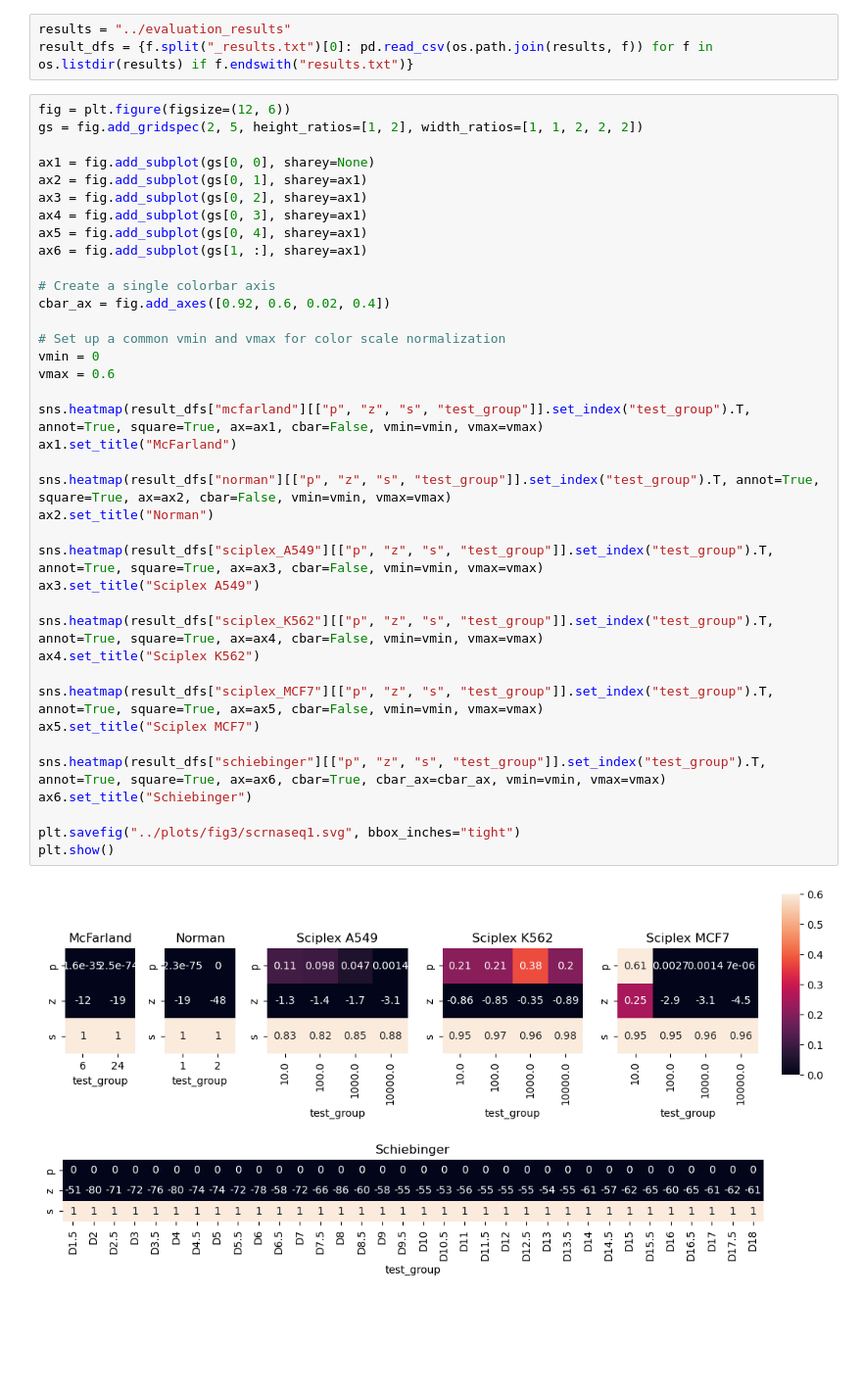
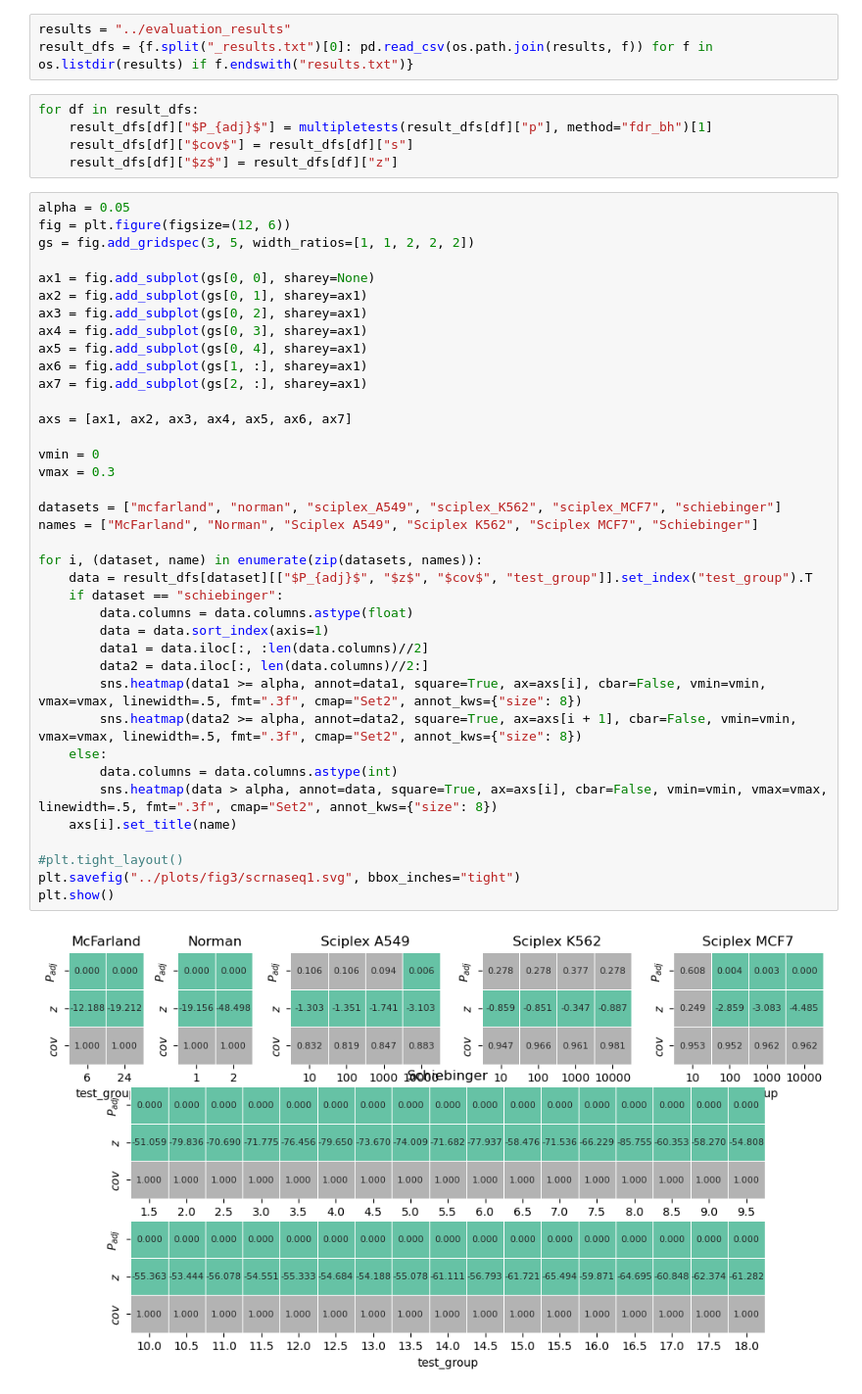
Before and after one commit to bionetslab/scXMatch_paper, a Jupyter notebook: notebooks/fig3.ipynb, the cells around one changed output. Shown at 98% size. Cells and saved outputs as stored; diff of their text form; blank space fills up the shorter version.

```diff
--- a/notebooks/fig3.ipynb
+++ b/notebooks/fig3.ipynb
@@ -9,44 +10,49 @@ import scanpy as sc
 # %%
 results = "../evaluation_results"
 result_dfs = {f.split("_results.txt")[0]: pd.read_csv(os.path.join(results, f)) for f in os.listdir(results) if f.endswith("results.txt")}
+# %%
+for df in result_dfs:
+    result_dfs[df]["$P_{adj}$"] = multipletests(result_dfs[df]["p"], method="fdr_bh")[1]
+    result_dfs[df]["$cov$"] = result_dfs[df]["s"]
+    result_dfs[df]["$z$"] = result_dfs[df]["z"]
 # %%
+alpha = 0.05
 fig = plt.figure(figsize=(12, 6))
-gs = fig.add_gridspec(2, 5, height_ratios=[1, 2], width_ratios=[1, 1, 2, 2, 2])
+gs = fig.add_gridspec(3, 5, width_ratios=[1, 1, 2, 2, 2])
 
 ax1 = fig.add_subplot(gs[0, 0], sharey=None)
 ax2 = fig.add_subplot(gs[0, 1], sharey=ax1)
 ax3 = fig.add_subplot(gs[0, 2], sharey=ax1)
 ax4 = fig.add_subplot(gs[0, 3], sharey=ax1)
 ax5 = fig.add_subplot(gs[0, 4], sharey=ax1)
 ax6 = fig.add_subplot(gs[1, :], sharey=ax1)
+ax7 = fig.add_subplot(gs[2, :], sharey=ax1)
 
-# Create a single colorbar axis
-cbar_ax = fig.add_axes([0.92, 0.6, 0.02, 0.4])
+axs = [ax1, ax2, ax3, ax4, ax5, ax6, ax7]
 
-# Set up a common vmin and vmax for color scale normalization
 vmin = 0
-vmax = 0.6
+vmax = 0.3
 
-sns.heatmap(result_dfs["mcfarland"][["p", "z", "s", "test_group"]].set_index("test_group").T, annot=True, square=True, ax=ax1, cbar=False, vmin=vmin, vmax=vmax)
-ax1.set_title("McFarland")
+datasets = ["mcfarland", "norman", "sciplex_A549", "sciplex_K562", "sciplex_MCF7", "schiebinger"]
+names = ["McFarland", "Norman", "Sciplex A549", "Sciplex K562", "Sciplex MCF7", "Schiebinger"]
 
-sns.heatmap(result_dfs["norman"][["p", "z", "s", "test_group"]].set_index("test_group").T, annot=True, square=True, ax=ax2, cbar=False, vmin=vmin, vmax=vmax)
-ax2.set_title("Norman")
+for i, (dataset, name) in enumerate(zip(datasets, names)):
+    data = result_dfs[dataset][["$P_{adj}$", "$z$", "$cov$", "test_group"]].set_index("test_group").T
+    if dataset == "schiebinger":
+        data.columns = data.columns.astype(float)
+        data = data.sort_index(axis=1)
+        data1 = data.iloc[:, :len(data.columns)//2]
+        data2 = data.iloc[:, len(data.columns)//2:]
+        sns.heatmap(data1 >= alpha, annot=data1, square=True, ax=axs[i], cbar=False, vmin=vmin, vmax=vmax, linewidth=.5, fmt=".3f", cmap="Set2", annot_kws={"size": 8})
+        sns.heatmap(data2 >= alpha, annot=data2, square=True, ax=axs[i + 1], cbar=False, vmin=vmin, vmax=vmax, linewidth=.5, fmt=".3f", cmap="Set2", annot_kws={"size": 8})
+    else:
+        data.columns = data.columns.astype(int)
+        sns.heatmap(data > alpha, annot=data, square=True, ax=axs[i], cbar=False, vmin=vmin, vmax=vmax, linewidth=.5, fmt=".3f", cmap="Set2", annot_kws={"size": 8})
+    axs[i].set_title(name)
 
-sns.heatmap(result_dfs["sciplex_A549"][["p", "z", "s", "test_group"]].set_index("test_group").T, annot=True, square=True, ax=ax3, cbar=False, vmin=vmin, vmax=vmax)
-ax3.set_title("Sciplex A549")
-
-sns.heatmap(result_dfs["sciplex_K562"][["p", "z", "s", "test_group"]].set_index("test_group").T, annot=True, square=True, ax=ax4, cbar=False, vmin=vmin, vmax=vmax)
-ax4.set_title("Sciplex K562")
-
-sns.heatmap(result_dfs["sciplex_MCF7"][["p", "z", "s", "test_group"]].set_index("test_group").T, annot=True, square=True, ax=ax5, cbar=False, vmin=vmin, vmax=vmax)
-ax5.set_title("Sciplex MCF7")
-
-sns.heatmap(result_dfs["schiebinger"][["p", "z", "s", "test_group"]].set_index("test_group").T, annot=True, square=True, ax=ax6, cbar=True, cbar_ax=cbar_ax, vmin=vmin, vmax=vmax)
-ax6.set_title("Schiebinger")
-
+#plt.tight_layout()
 plt.savefig("../plots/fig3/scrnaseq1.svg", bbox_inches="tight")
 plt.show()
 # %% [output]
-[figure, old version]
+[figure, new version]
 # %%
```
Also changed, not shown: parts of 2 cells of this notebook, 7 other files.
